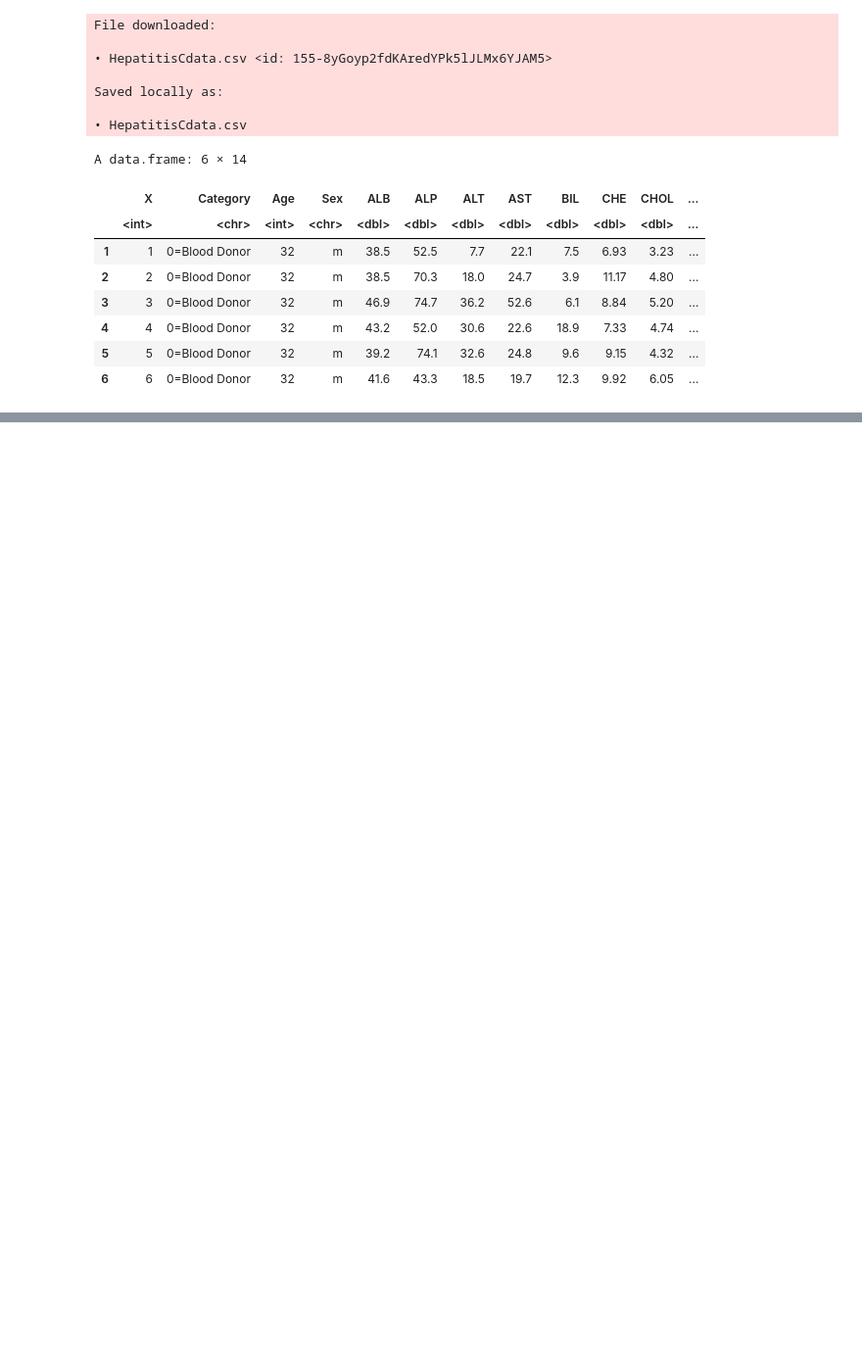
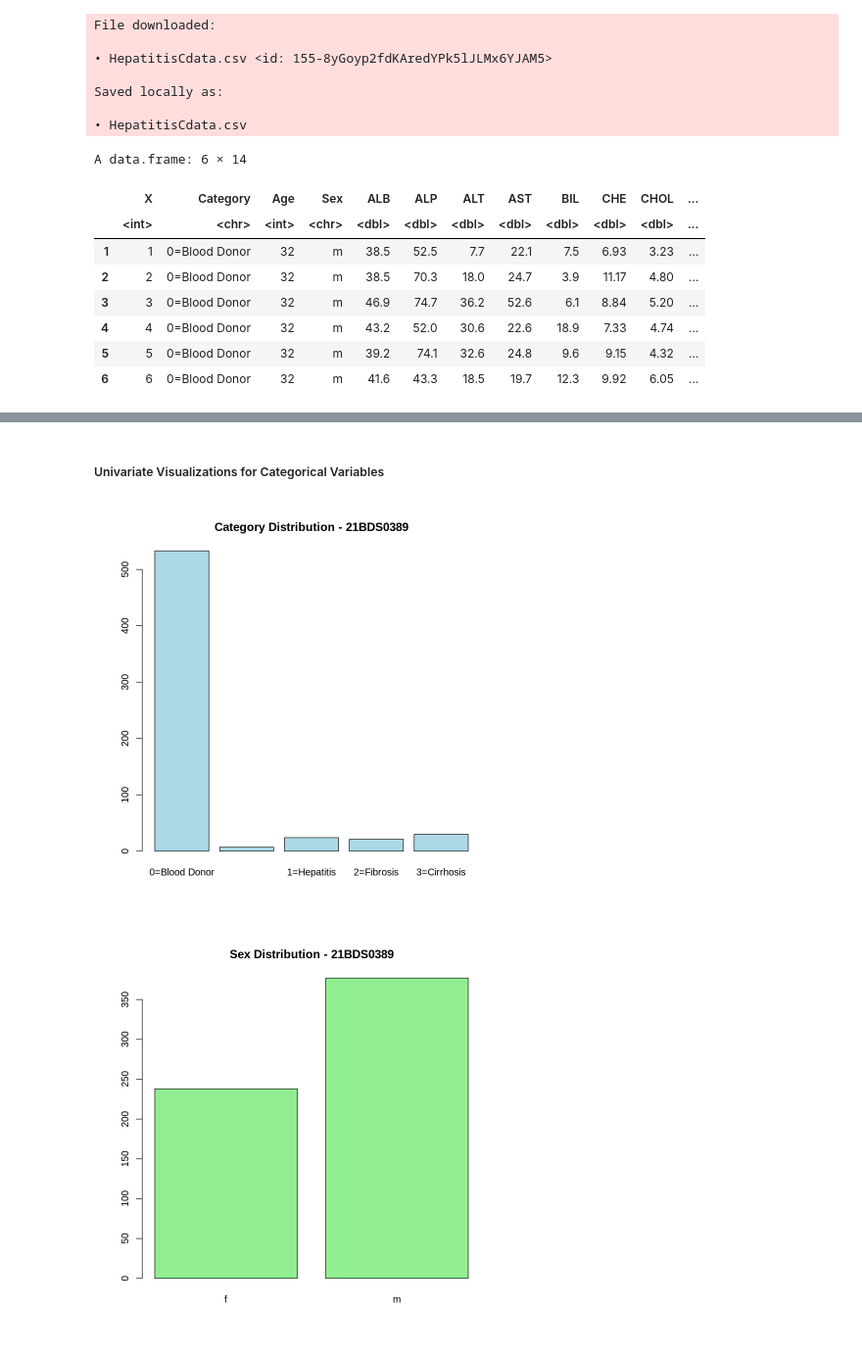
Before and after one commit to Arnab-21BDS0389/EDA_Theory_DA, a Jupyter notebook: EDA_DA1.ipynb, the cells around one changed output, grey strips where cells are left out. Shown at 98% size. Saved outputs shown, nothing was run; the diff lists cells and outputs as text; code cells hidden in the pictures; blank space fills up the shorter version.

```diff
--- a/EDA_DA1.ipynb
+++ b/EDA_DA1.ipynb
@@ -32,0 +244,9 @@ A data.frame: 6 × 14
+# %% [markdown]
+##### Univariate Visualizations for Categorical Variables
+# %%
+# Bar plot for categorical variables (Category and Sex)
+barplot(table(data_cleaned$Category), main="Category Distribution - 21BDS0389", col="lightblue")
+barplot(table(data_cleaned$Sex), main="Sex Distribution - 21BDS0389", col="lightgreen")
+# %% [output]
+[figure, added]
+[figure, added]
```
Also changed, not shown: parts of 44 cells of this notebook.
